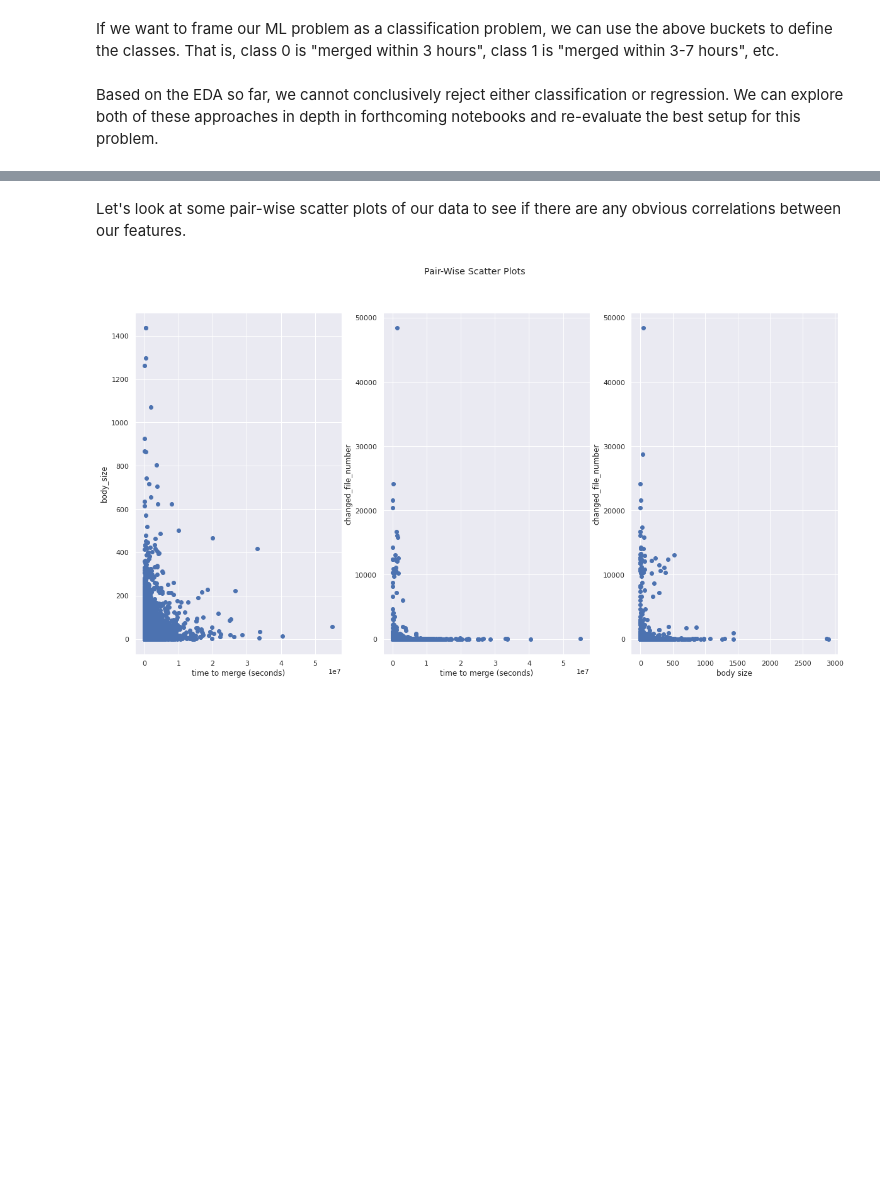
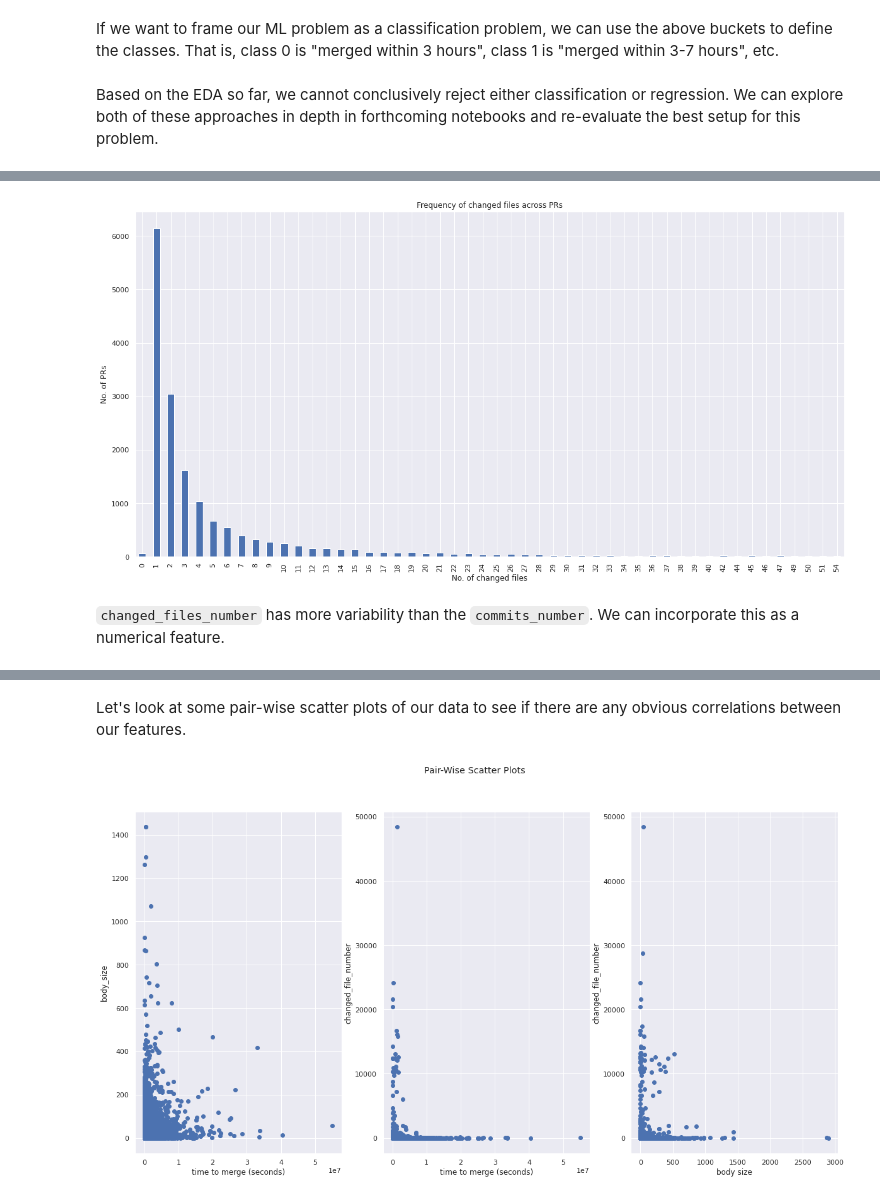
Before and after one commit to aicoe-aiops/ocp-ci-analysis, a Jupyter notebook: notebooks/data-sources/oc-github-repo/github_PR_EDA.ipynb, the cells around one changed output, grey strips where cells are left out. Saved outputs shown, nothing was run; the diff lists cells and outputs as text; code cells hidden in the pictures; blank space fills up the shorter version.

```diff
--- a/notebooks/data-sources/oc-github-repo/github_PR_EDA.ipynb
+++ b/notebooks/data-sources/oc-github-repo/github_PR_EDA.ipynb
@@ -353,0 +567,12 @@ Based on the EDA so far, we cannot conclusively reject either classification or
+# %%
+pr_df.changed_files_number.value_counts().iloc[:50].sort_index(ascending=True).plot(
+    kind="bar"
+)
+plt.title("Frequency of changed files across PRs")
+plt.xlabel("No. of changed files")
+plt.ylabel("No. of PRs")
+plt.show()
+# %% [output]
+[figure, added]
+# %% [markdown]
+`changed_files_number` has more variability than the `commits_number`. We can incorporate this as a numerical feature.
```
Also changed, not shown: parts of 67 cells of this notebook.
